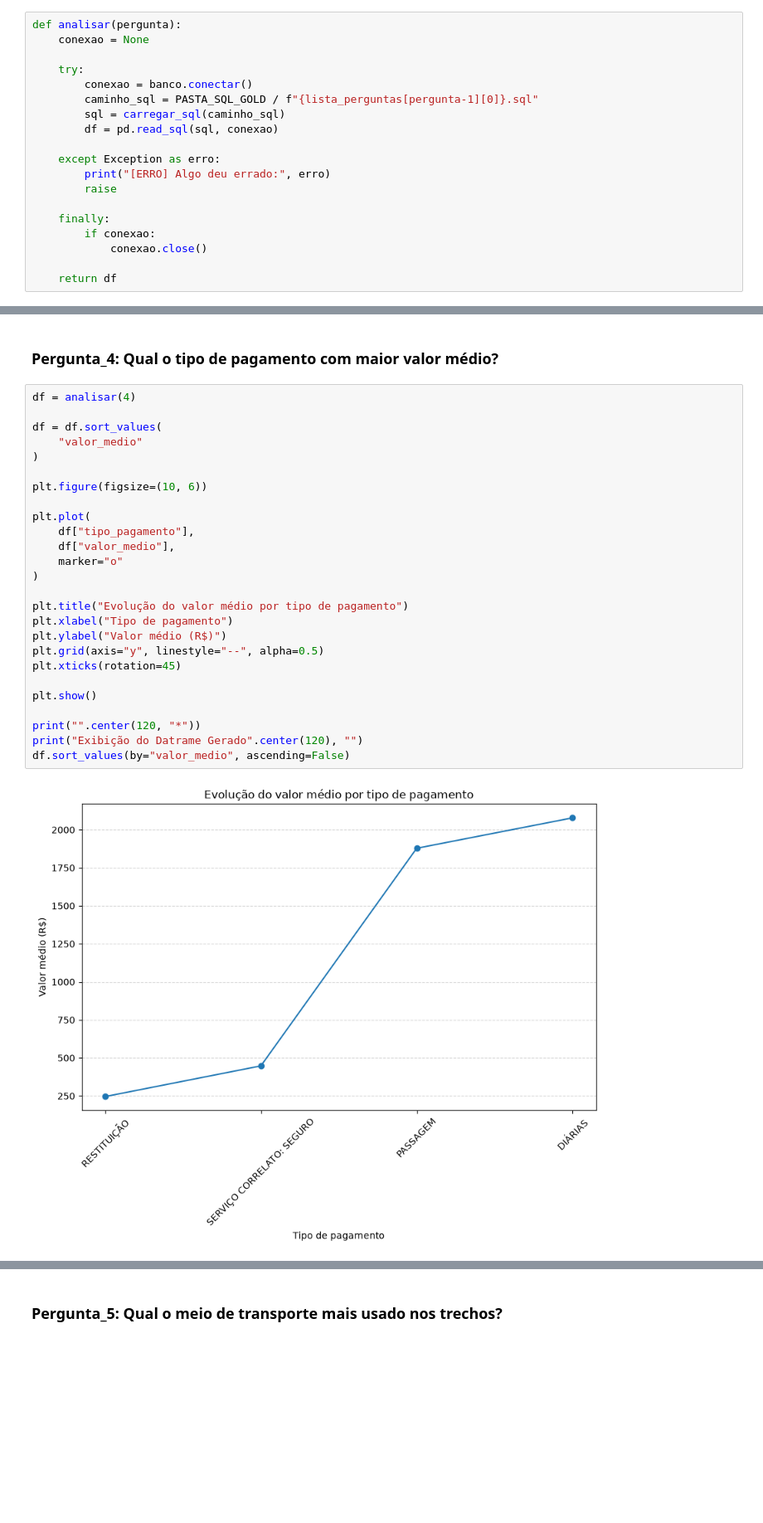
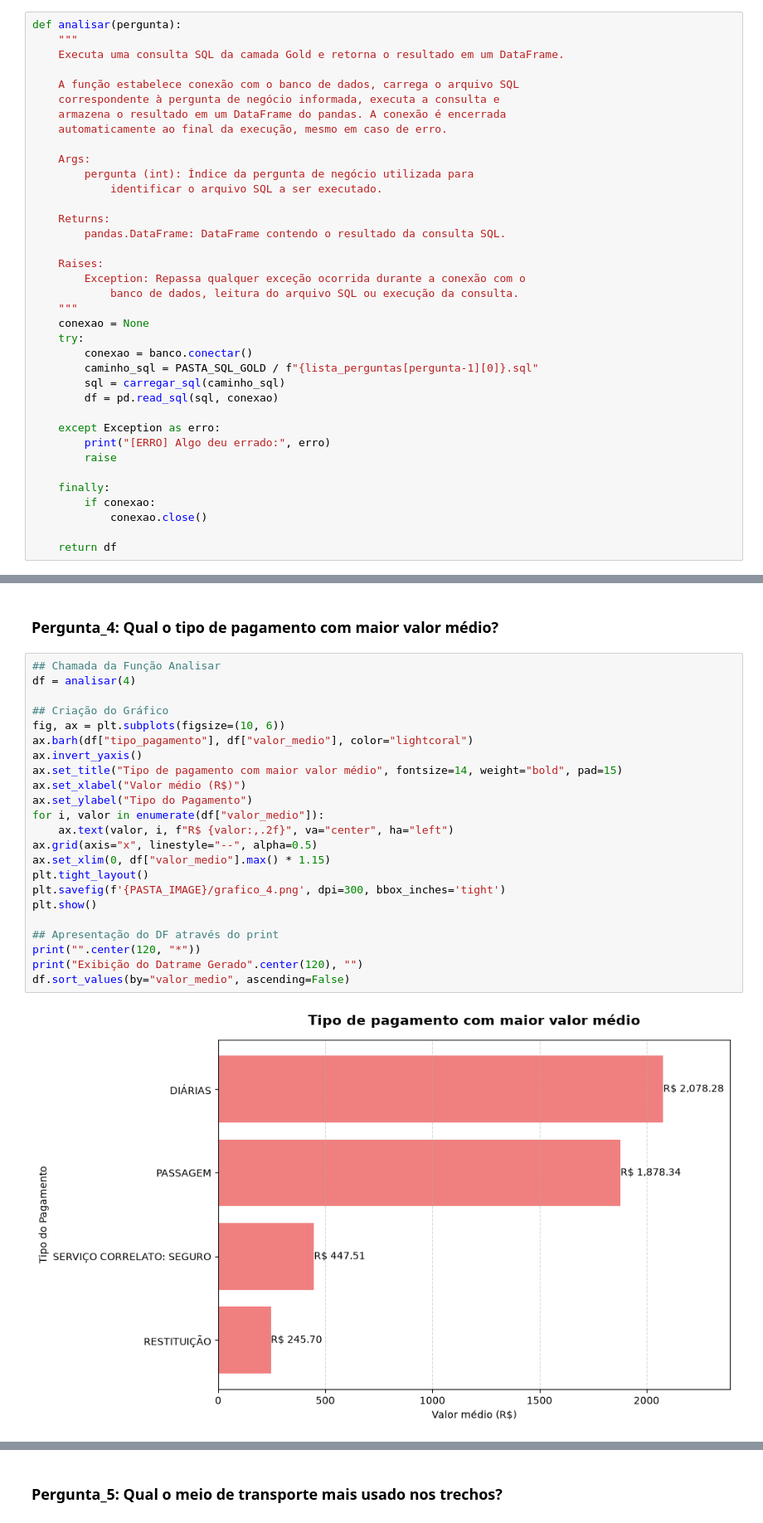
Before and after one commit to hicarocalliari/Projeto_final_SCTEC, a Jupyter notebook: notebooks/analise.ipynb, the cells around one changed output, grey strips where cells are left out. Shown at 83% size. Saved outputs shown, nothing was run; the diff lists cells and outputs as text; blank space fills up the shorter version.

Commit message:
Implementa: Salvar gráficos

```diff
--- a/notebooks/analise.ipynb
+++ b/notebooks/analise.ipynb
@@ -58,7 +106,25 @@ def criar_gold_view(conexao, nome_tabela, sql):
 # %%
 def analisar(pergunta):
+    """
+    Executa uma consulta SQL da camada Gold e retorna o resultado em um DataFrame.
+
+    A função estabelece conexão com o banco de dados, carrega o arquivo SQL
+    correspondente à pergunta de negócio informada, executa a consulta e
+    armazena o resultado em um DataFrame do pandas. A conexão é encerrada
+    automaticamente ao final da execução, mesmo em caso de erro.
+
+    Args:
+        pergunta (int): Índice da pergunta de negócio utilizada para
+            identificar o arquivo SQL a ser executado.
+
+    Returns:
+        pandas.DataFrame: DataFrame contendo o resultado da consulta SQL.
+
+    Raises:
+        Exception: Repassa qualquer exceção ocorrida durante a conexão com o
+            banco de dados, leitura do arquivo SQL ou execução da consulta.
+    """
     conexao = None
-
     try:
         conexao = banco.conectar()
         caminho_sql = PASTA_SQL_GOLD / f"{lista_perguntas[pergunta-1][0]}.sql"
@@ -200,33 +269,30 @@ df.sort_values(by="duracao_dias", ascending=False)
 # %% [markdown]
 ### Pergunta_4: Qual o tipo de pagamento com maior valor médio?
 # %%
+## Chamada da Função Analisar
 df = analisar(4)
 
-df = df.sort_values(
-    "valor_medio"
-)
-
-plt.figure(figsize=(10, 6))
-
-plt.plot(
-    df["tipo_pagamento"],
-    df["valor_medio"],
-    marker="o"
-)
-
-plt.title("Evolução do valor médio por tipo de pagamento")
-plt.xlabel("Tipo de pagamento")
-plt.ylabel("Valor médio (R$)")
-plt.grid(axis="y", linestyle="--", alpha=0.5)
-plt.xticks(rotation=45)
-
+## Criação do Gráfico
+fig, ax = plt.subplots(figsize=(10, 6))
+ax.barh(df["tipo_pagamento"], df["valor_medio"], color="lightcoral")
+ax.invert_yaxis()
+ax.set_title("Tipo de pagamento com maior valor médio", fontsize=14, weight="bold", pad=15)
+ax.set_xlabel("Valor médio (R$)")
+ax.set_ylabel("Tipo do Pagamento")
+for i, valor in enumerate(df["valor_medio"]):
+    ax.text(valor, i, f"R$ {valor:,.2f}", va="center", ha="left")
+ax.grid(axis="x", linestyle="--", alpha=0.5)
+ax.set_xlim(0, df["valor_medio"].max() * 1.15)
+plt.tight_layout()
+plt.savefig(f'{PASTA_IMAGE}/grafico_4.png', dpi=300, bbox_inches='tight')
 plt.show()
 
+## Apresentação do DF através do print
 print("".center(120, "*"))
 print("Exibição do Datrame Gerado".center(120), "")
 df.sort_values(by="valor_medio", ascending=False)
 # %% [output]
-[figure, old version]
+[figure, new version]
 ************************************************************************************************************************
                                                Exibição do Datrame Gerado
 |  | tipo_pagamento | valor_medio |
```
Also changed, not shown: parts of 9 cells of this notebook, 12 other files.
